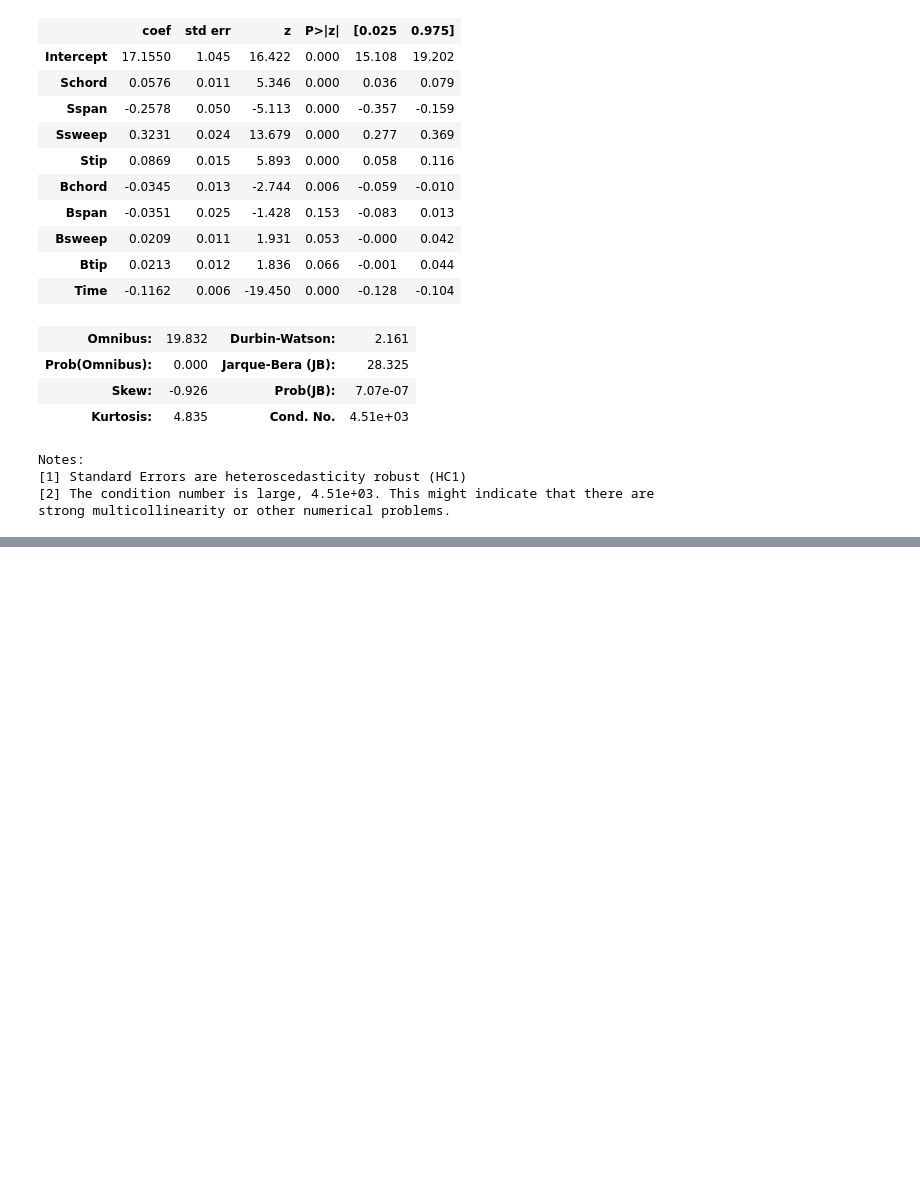
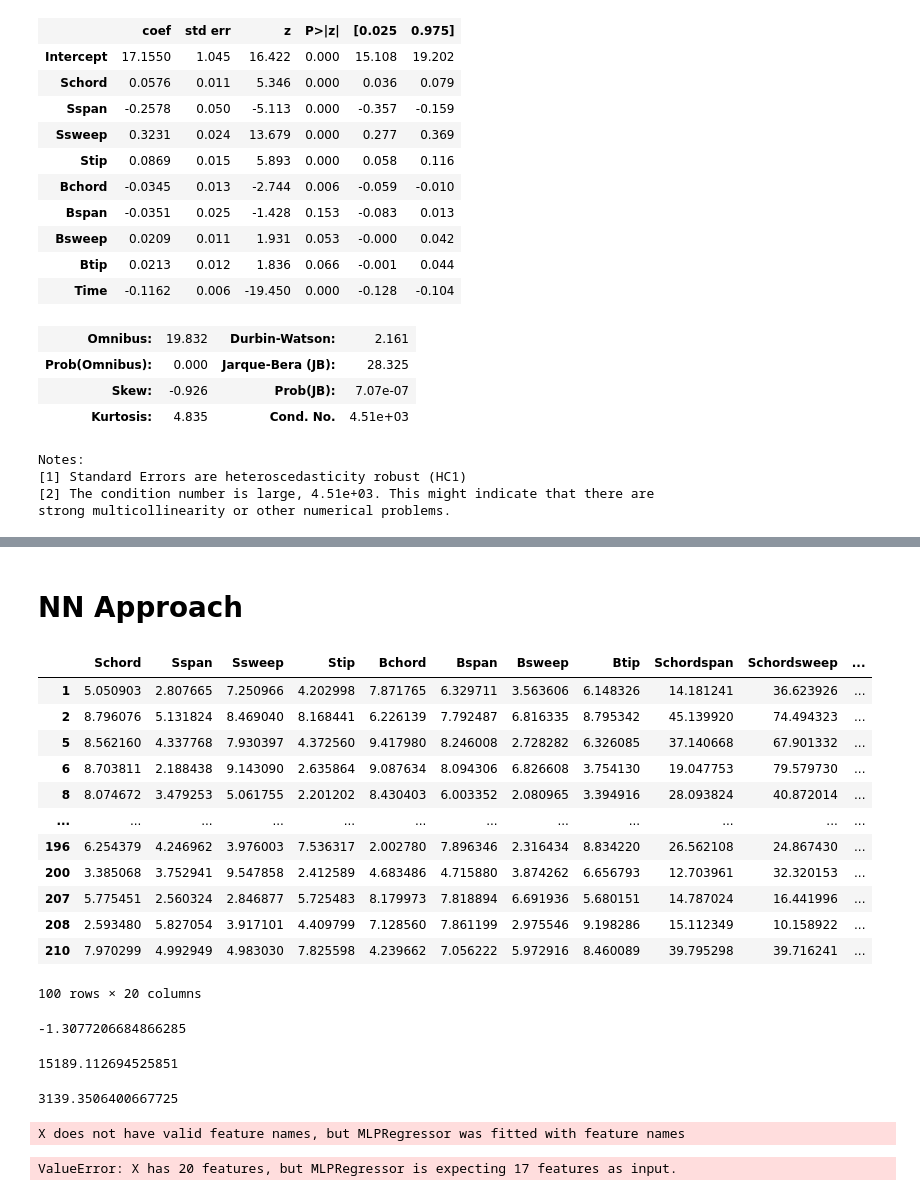
Before and after one commit to alex-t-hu/rocket, a Jupyter notebook: stability.ipynb, the cells around one changed output, grey strips where cells are left out. Cells and saved outputs as stored; diff of their text form; code cells hidden in the pictures; blank space fills up the shorter version.

```diff
--- a/stability.ipynb
+++ b/stability.ipynb
@@ -240,7 +240,7 @@ lr = LinearRegression()
 filtered_df = df[df['Time'] > 90]
 filtered_df
 # Interaction terms help marginally.
-X_train, X_test = filtered_df.iloc[:100, :-3], filtered_df.iloc[100:, :-3]
+X_train, X_test = filtered_df.iloc[:100, :-3], filtered_df.iloc[100:, :-]
 
 # Stability level 1: cluster into flight time of 20 and 90.
 Y_train, Y_test = filtered_df.iloc[:100, -3], filtered_df.iloc[100:, -3]
@@ -279,6 +279,8 @@ X_test
 | 399 | 3.451784 | 3.164933 | 3.213005 | 9.450705 | 8.759146 | 8.331735 | 2.206001 | 6.427374 | 10.924665 | 11.090597 | ... |
 97 rows × 20 columns
 # %%
-ridge = Ridge()
+ridge = Ridge(alpha=20)
 ridge.fit(X_train, Y_train)
+lasso = Lasso(alpha=400)
+lasso.fit(X_train, Y_train)
 # %% [output]
@@ -334,0 +381,23 @@ alt_fit = sm.OLS.from_formula('Altitude ~ Schord + Sspan + Ssweep + Stip + Bchor
+# %% [markdown]
+# NN Approach
+# %%
+# Only on the filtered data.
+from sklearn.neural_network import MLPRegressor
+from sklearn.feature_selection import SelectFromModel
+use = ['Sspan', 'Ssweep', 'Stip', 'Bchord', 'Bspan', 'Bsweep', 'Btip', 'Schordsweep', 'Schordtip',
+       'SSweeptip', 'Bchordspan', 'Bspansweep']
+X_train
+# %% [output]
+|  | Schord | Sspan | Ssweep | Stip | Bchord | Bspan | Bsweep | Btip | Schordspan | Schordsweep | ... |
+| 1 | 5.050903 | 2.807665 | 7.250966 | 4.202998 | 7.871765 | 6.329711 | 3.563606 | 6.148326 | 14.181241 | 36.623926 | ... |
+| 2 | 8.796076 | 5.131824 | 8.469040 | 8.168441 | 6.226139 | 7.792487 | 6.816335 | 8.795342 | 45.139920 | 74.494323 | ... |
+| 5 | 8.562160 | 4.337768 | 7.930397 | 4.372560 | 9.417980 | 8.246008 | 2.728282 | 6.326085 | 37.140668 | 67.901332 | ... |
+| 6 | 8.703811 | 2.188438 | 9.143090 | 2.635864 | 9.087634 | 8.094306 | 6.826608 | 3.754130 | 19.047753 | 79.579730 | ... |
+| 8 | 8.074672 | 3.479253 | 5.061755 | 2.201202 | 8.430403 | 6.003352 | 2.080965 | 3.394916 | 28.093824 | 40.872014 | ... |
+| ... | ... | ... | ... | ... | ... | ... | ... | ... | ... | ... | ... |
+| 196 | 6.254379 | 4.246962 | 3.976003 | 7.536317 | 2.002780 | 7.896346 | 2.316434 | 8.834220 | 26.562108 | 24.867430 | ... |
+| 200 | 3.385068 | 3.752941 | 9.547858 | 2.412589 | 4.683486 | 4.715880 | 3.874262 | 6.656793 | 12.703961 | 32.320153 | ... |
+| 207 | 5.775451 | 2.560324 | 2.846877 | 5.725483 | 8.179973 | 7.818894 | 6.691936 | 5.680151 | 14.787024 | 16.441996 | ... |
+| 208 | 2.593480 | 5.827054 | 3.917101 | 4.409799 | 7.128560 | 7.861199 | 2.975546 | 9.198286 | 15.112349 | 10.158922 | ... |
+| 210 | 7.970299 | 4.992949 | 4.983030 | 7.825598 | 4.239662 | 7.056222 | 5.972916 | 8.460089 | 39.795298 | 39.716241 | ... |
+100 rows × 20 columns
@@ -334,0 +407,17 @@ alt_fit = sm.OLS.from_formula('Altitude ~ Schord + Sspan + Ssweep + Stip + Bchor
+# %%
+regr.score(X_train[use], Y_train)
+# %% [output]
+-1.3077206684866285
+# %%
+np.sqrt(regr.loss_)
+# %% [output]
+15189.112694525851
+# %%
+np.sqrt(MSE(regr.predict(X_test.iloc[:,:-2]), Y_test))
+# %% [output]
+3139.3506400667725
+# %%
+regr.predict([df.iloc[395, :-3]])
+# %% [output]
+X does not have valid feature names, but MLPRegressor was fitted with feature names
+ValueError: X has 20 features, but MLPRegressor is expecting 17 features as input.
```
Also changed, not shown: parts of 12 cells of this notebook, 2 other files.
